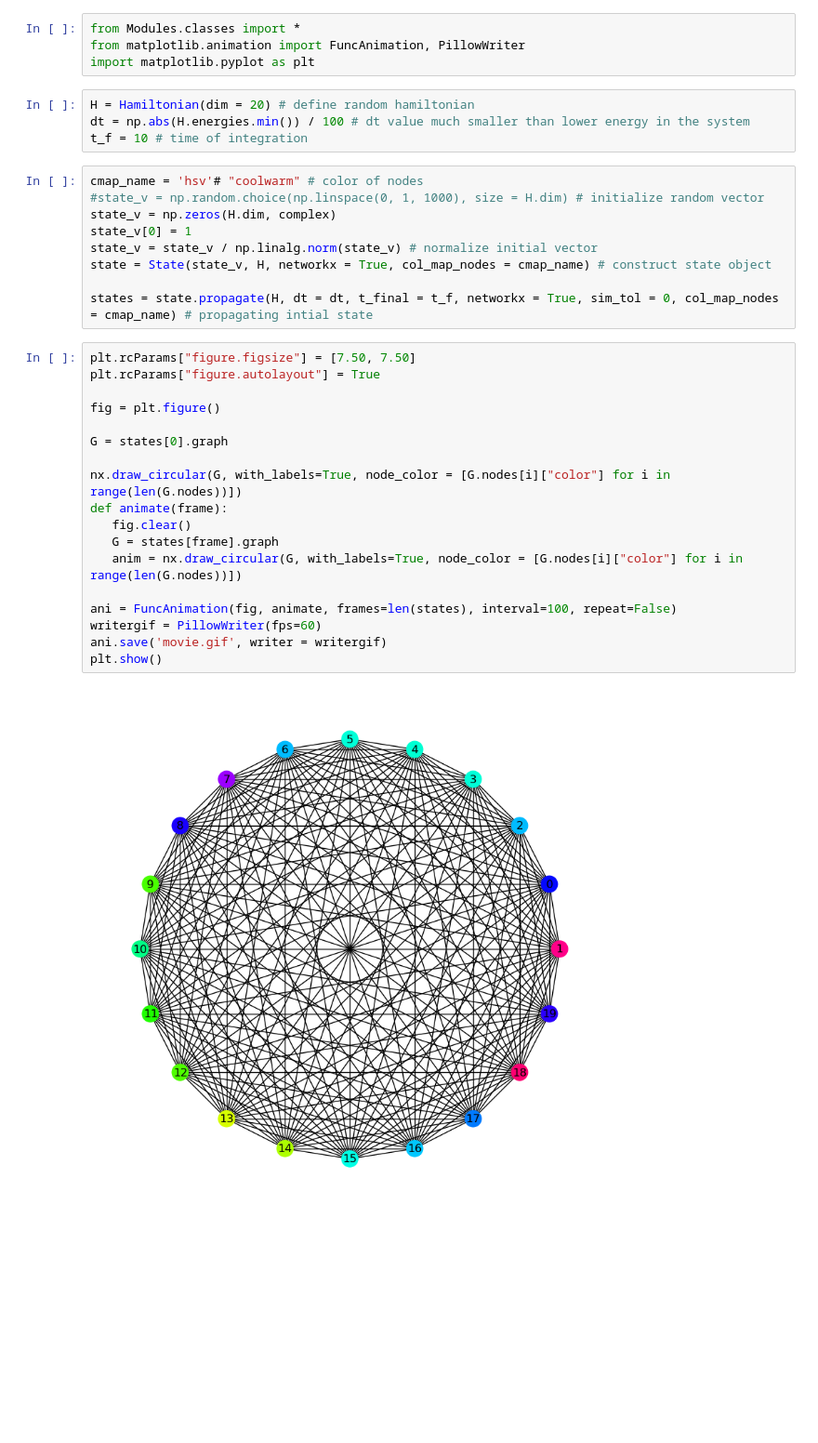
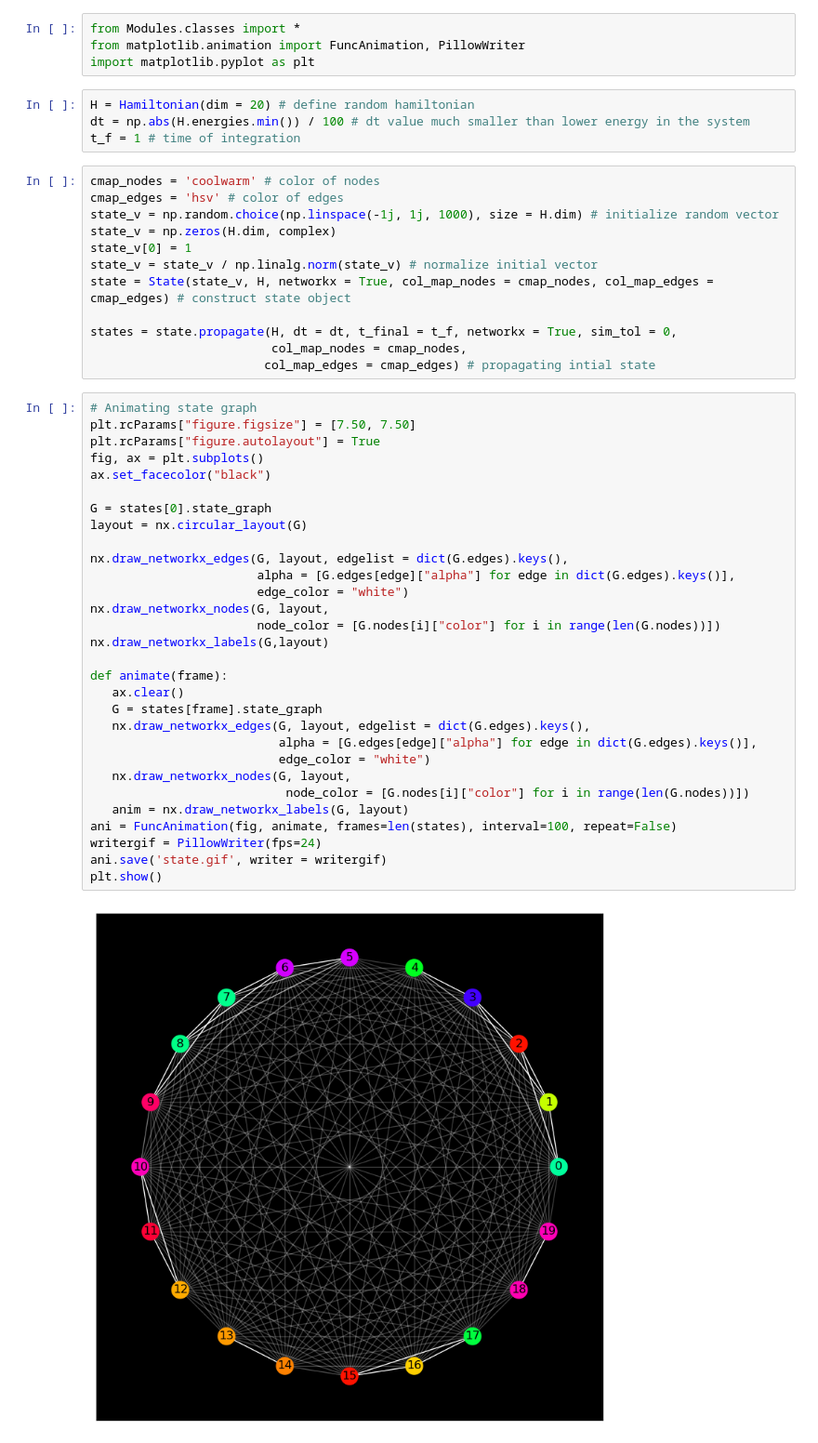
Before and after one commit to OtiDioti/HermitianGraphs, a Jupyter notebook: Example.ipynb, the cells around one changed output. Shown at 93% size. Cells and saved outputs as stored; diff of their text form; blank space fills up the shorter version.

```diff
--- a/Example.ipynb
+++ b/Example.ipynb
@@ -5,33 +5,48 @@ import matplotlib.pyplot as plt
 # %%
 H = Hamiltonian(dim = 20) # define random hamiltonian
 dt = np.abs(H.energies.min()) / 100 # dt value much smaller than lower energy in the system
-t_f = 10 # time of integration
+t_f = 1 # time of integration
 # %%
-cmap_name = 'hsv'# "coolwarm" # color of nodes
-#state_v = np.random.choice(np.linspace(0, 1, 1000), size = H.dim) # initialize random vector
+cmap_nodes = 'coolwarm' # color of nodes
+cmap_edges = 'hsv' # color of edges
+state_v = np.random.choice(np.linspace(-1j, 1j, 1000), size = H.dim) # initialize random vector
 state_v = np.zeros(H.dim, complex)
 state_v[0] = 1
 state_v = state_v / np.linalg.norm(state_v) # normalize initial vector
-state = State(state_v, H, networkx = True, col_map_nodes = cmap_name) # construct state object
+state = State(state_v, H, networkx = True, col_map_nodes = cmap_nodes, col_map_edges = cmap_edges) # construct state object
 
-states = state.propagate(H, dt = dt, t_final = t_f, networkx = True, sim_tol = 0, col_map_nodes = cmap_name) # propagating intial state
+states = state.propagate(H, dt = dt, t_final = t_f, networkx = True, sim_tol = 0,
+                         col_map_nodes = cmap_nodes,
+                        col_map_edges = cmap_edges) # propagating intial state
 # %%
+# Animating state graph
 plt.rcParams["figure.figsize"] = [7.50, 7.50]
 plt.rcParams["figure.autolayout"] = True
+fig, ax = plt.subplots()
+ax.set_facecolor("black")
 
-fig = plt.figure()
+G = states[0].state_graph
+layout = nx.circular_layout(G)
 
-G = states[0].graph
+nx.draw_networkx_edges(G, layout, edgelist = dict(G.edges).keys(),
+                       alpha = [G.edges[edge]["alpha"] for edge in dict(G.edges).keys()],
+                       edge_color = "white")
+nx.draw_networkx_nodes(G, layout,
+                       node_color = [G.nodes[i]["color"] for i in range(len(G.nodes))])
+nx.draw_networkx_labels(G,layout)
 
-nx.draw_circular(G, with_labels=True, node_color = [G.nodes[i]["color"] for i in range(len(G.nodes))])
 def animate(frame):
-   fig.clear()
-   G = states[frame].graph
-   anim = nx.draw_circular(G, with_labels=True, node_color = [G.nodes[i]["color"] for i in range(len(G.nodes))])
-
+   ax.clear()
+   G = states[frame].state_graph
+   nx.draw_networkx_edges(G, layout, edgelist = dict(G.edges).keys(),
+                          alpha = [G.edges[edge]["alpha"] for edge in dict(G.edges).keys()],
+                          edge_color = "white")
+   nx.draw_networkx_nodes(G, layout,
+                           node_color = [G.nodes[i]["color"] for i in range(len(G.nodes))])
+   anim = nx.draw_networkx_labels(G, layout)
 ani = FuncAnimation(fig, animate, frames=len(states), interval=100, repeat=False)
-writergif = PillowWriter(fps=60)
-ani.save('movie.gif', writer = writergif)
+writergif = PillowWriter(fps=24)
+ani.save('state.gif', writer = writergif)
 plt.show()
 # %% [output]
-[figure, old version]
+[figure, new version]
```
Also changed, not shown: parts of 1 cell of this notebook, 2 other files.
